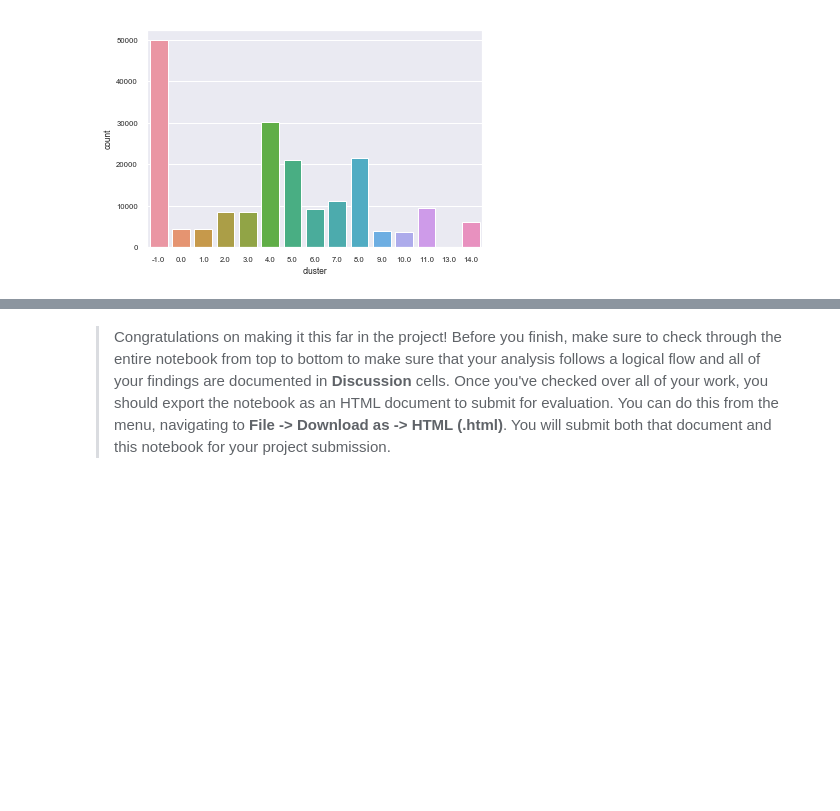
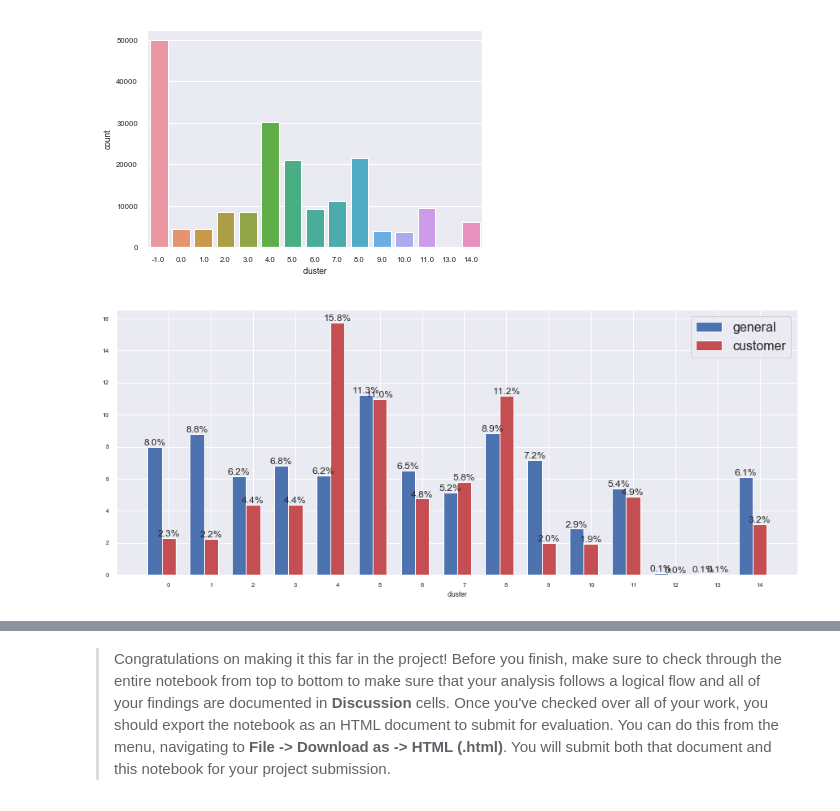
Before and after one commit to dylan-shao/ML-DS-Udacity_Data_Scientist_Nanodegree, a Jupyter notebook: 0. Projects/Unspuervised Learning: Identify_Customer_Segments/Identify_Customer_Segments.ipynb, the cells around one changed output, grey strips where cells are left out. Drawn from its saved outputs; the diff is of its cells as text; code cells hidden in the pictures; blank space fills up the shorter version.

Commit message:
Unsupervised project: compare the two dataset

```diff
--- a/0. Projects/Unspuervised Learning: Identify_Customer_Segments/Identify_Customer_Segments.ipynb
+++ b/0. Projects/Unspuervised Learning: Identify_Customer_Segments/Identify_Customer_Segments.ipynb
@@ -1547,6 +1550,35 @@ sns.countplot( x='cluster',data=total_customer)
 # %% [output]
 <matplotlib.axes._subplots.AxesSubplot at 0x...>
 [figure]
+# %%
+# Now, instead show the cound like above, we gona tranform it to percentage, adn compare two dataset side by side:
+
+general_percentage_list = []
+customer_percentage_list = []
+clusters_range = range(0,15)
+for i in clusters_range:
+    general_percentage_list.append(total_general[total_general['cluster'] == i].shape[0] / total_general.shape[0] *100)
+    customer_percentage_list.append(total_customer[total_customer['cluster'] == i].shape[0] / total_customer.shape[0] *100)
+
+fig = plt.figure(figsize=(15,6))
+width = np.min(np.diff(clusters_range))/3.
+ax = fig.add_subplot(111)
+bar1 = ax.bar(clusters_range-width,general_percentage_list, width, color='b',label='general')
+for rect in bar1:
+    height = rect.get_height()
+    plt.text(rect.get_x() + rect.get_width()/2.0, height, "{:0.1f}%".format(float(height)), ha='center', va='bottom',fontsize=12)
+
+bar2 = ax.bar(clusters_range,customer_percentage_list, width, color='r',label='customer')
+for rect in bar2:
+    height = rect.get_height()
+    plt.text(rect.get_x() + rect.get_width()/2.0, height, "{:0.1f}%".format(float(height)), ha='center', va='bottom',fontsize=12)
+
+plt.xticks(clusters_range)
+ax.set_xlabel('cluster')
+plt.legend((bar1[0], bar2[0]), ('general', 'customer'),prop={'size': 16})
+plt.show()
+# %% [output]
+[figure, added]
 # %%
 # What kinds of people are part of a cluster that is overrepresented in the
 # customer data compared to the general population?
```
Also changed, not shown: parts of 8 cells of this notebook, 15 other files.
